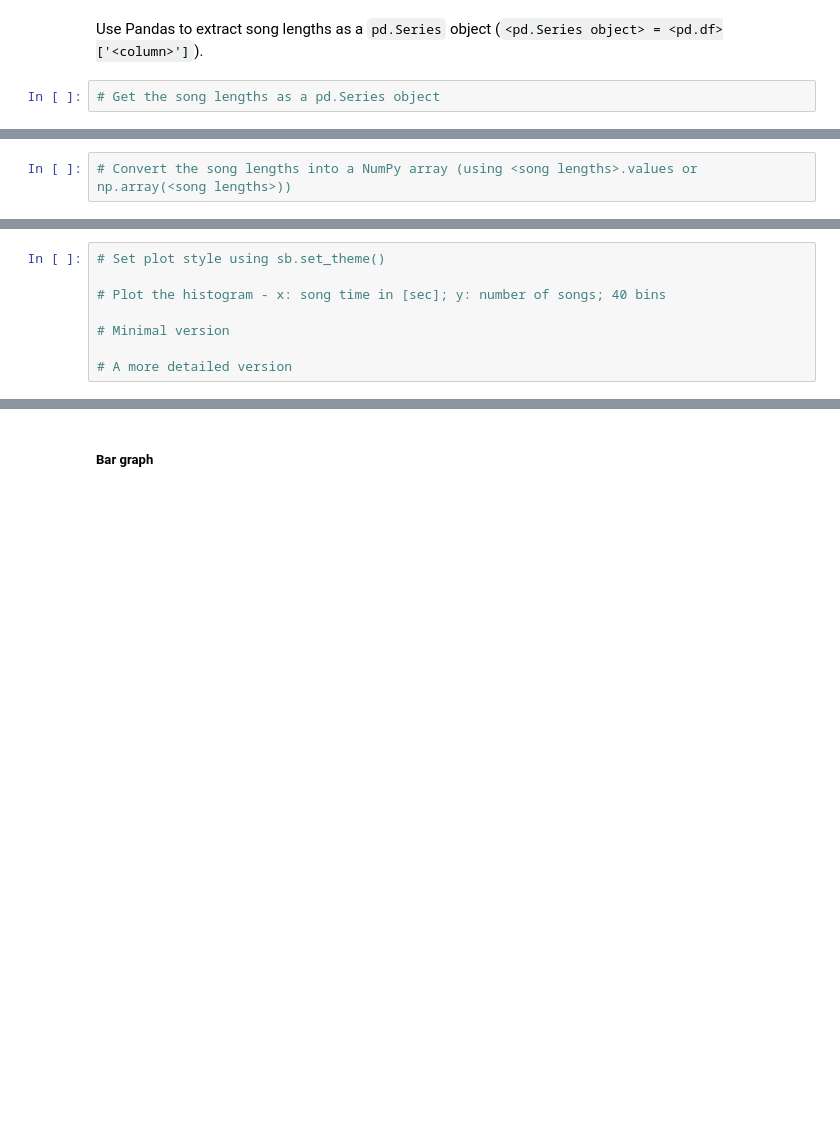
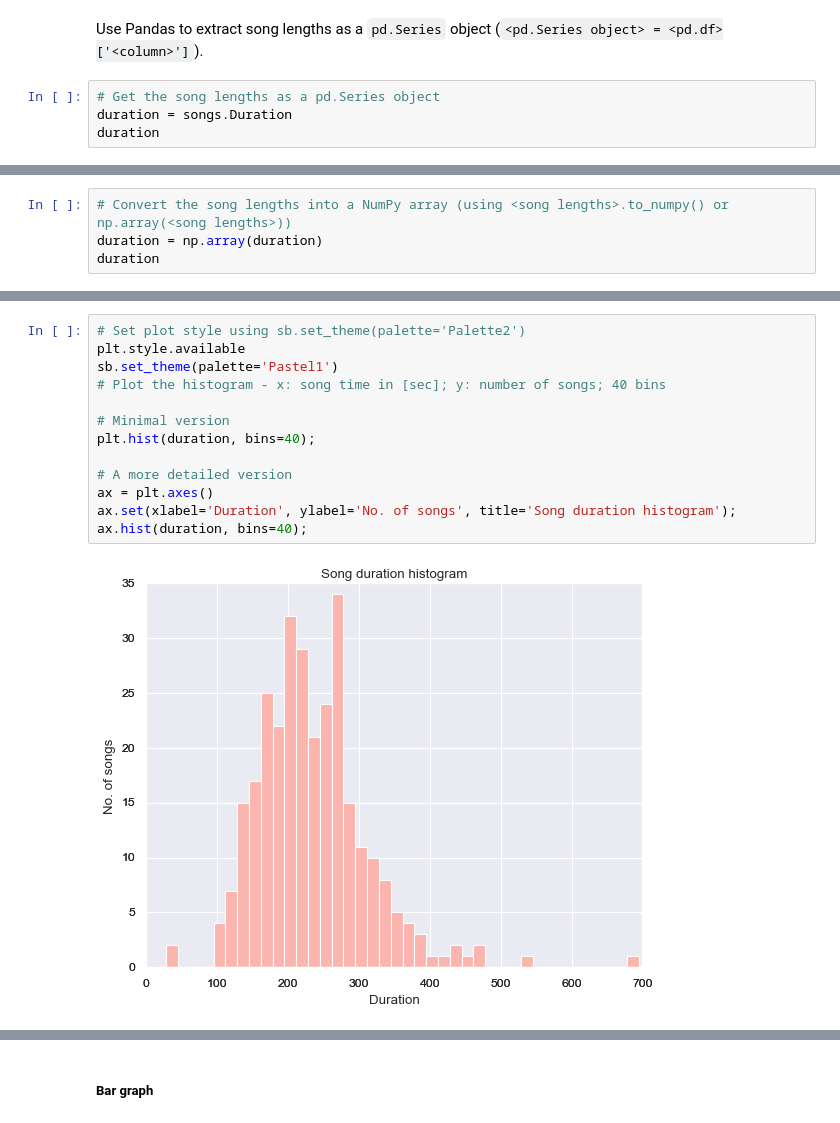
Before and after one commit to devedzic/eda_rs, a Jupyter notebook: eda.ipynb, the cells around one changed output, grey strips where cells are left out. Saved outputs shown, nothing was run; the diff lists cells and outputs as text; blank space fills up the shorter version.

Commit message:
Visualization

```diff
--- a/eda.ipynb
+++ b/eda.ipynb
@@ -1195,3 +1192,5 @@ plt.show()
 Use Pandas to extract song lengths as a `pd.Series` object (`<pd.Series object> = <pd.df>['<column>']`).
 # %%
 # Get the song lengths as a pd.Series object
+duration = songs.Duration
+duration
@@ -1198,2 +1210,4 @@ Use Pandas to extract song lengths as a `pd.Series` object (`<pd.Series object>
 # %%
-# Convert the song lengths into a NumPy array (using <song lengths>.values or np.array(<song lengths>))
+# Convert the song lengths into a NumPy array (using <song lengths>.to_numpy() or np.array(<song lengths>))
+duration = np.array(duration)
+duration
@@ -1216,11 +1248,18 @@ Alternatively, plot style can be set using `sb.set_theme()` (or just `sb.set()`,
 # %%
-# Set plot style using sb.set_theme()
-
+# Set plot style using sb.set_theme(palette='Palette2')
+plt.style.available
+sb.set_theme(palette='Pastel1')
 # Plot the histogram - x: song time in [sec]; y: number of songs; 40 bins
 
 # Minimal version
+plt.hist(duration, bins=40);
 
 # A more detailed version
+ax = plt.axes()
+ax.set(xlabel='Duration', ylabel='No. of songs', title='Song duration histogram');
+ax.hist(duration, bins=40);
+# %% [output]
+[figure, added]
 # %% [markdown]
 ###### 2. Plotnine version
 [Plotnine histogram example](https://plotnine.readthedocs.io/en/stable/generated/plotnine.geoms.geom_histogram.html#plotnine.geoms.geom_histogram)
```
Also changed, not shown: parts of 52 cells of this notebook, 1 other file.
